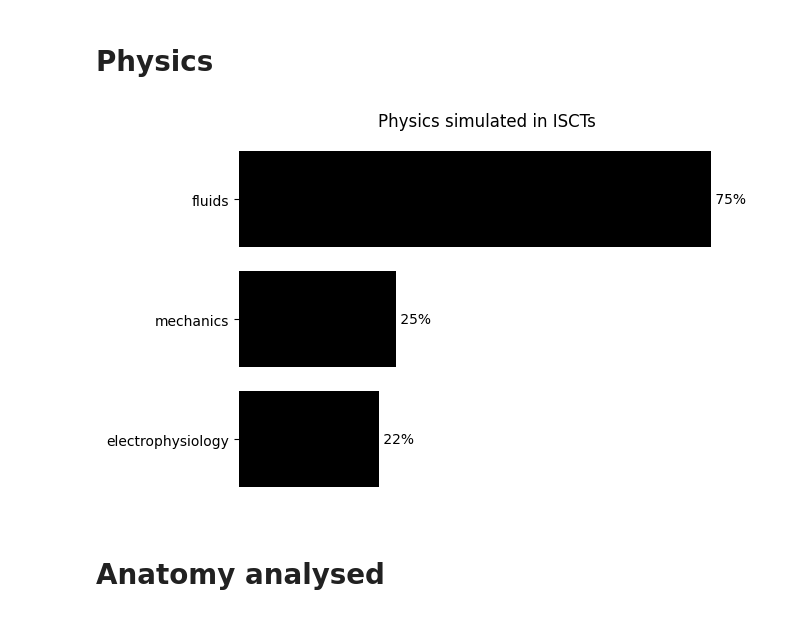
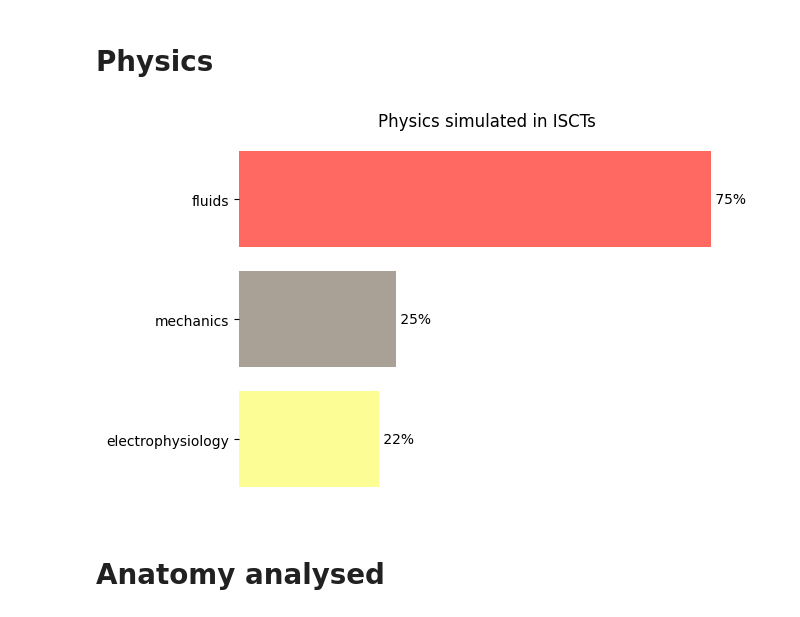
Before and after one commit to crisrogo/ISCTs_review, a Jupyter notebook: figures.ipynb, the cells around one changed output. Saved outputs shown, nothing was run; the diff lists cells and outputs as text; code cells hidden in the pictures.

```diff
--- a/figures.ipynb
+++ b/figures.ipynb
@@ -74,0 +78,38 @@ plt.show()
+# %%
+from collections import Counter
+import matplotlib.pyplot as plt
+
+all_years = []
+
+for paper in original_data:
+    all_years.append(paper['year'])
+
+# Count the number of papers per year
+papers_per_year = Counter(all_years)
+
+if not papers_per_year[2012]:
+    papers_per_year[2012] = 0
+
+
+# Create the bar chart
+bars = plt.bar(papers_per_year.keys(), papers_per_year.values(), color='black')
+
+for year in list(papers_per_year.keys()):
+
+    for i,bar in enumerate(bars):
+        if list(papers_per_year.keys())[i] > year:
+            bar.set_color('white')
+        else:
+            bar.set_color('black')
+
+
+    # Add labels and title
+    plt.xlabel('Year')
+    plt.ylabel('Number of papers')
+    plt.title('ISCTs published per year')
+
+    # Set the x-ticks to show all the years
+    plt.xticks(range(min(papers_per_year.keys()), max(papers_per_year.keys())+1))
+
+    # Show the chart
+    plt.savefig('/home/crg17/Desktop/KCL_projects/ISCTs_review/figures/papers_until_' + str(year) + '.png', dpi=500, bbox_inches='tight')
@@ -266,36 +318,38 @@ for paper in original_data:
     if isinstance(paper['physics'],str):
         physics.append(paper['physics'])
     else:
         physics += paper['physics']
 
 
 physics_dict = {}
 
 for item in physics:
     if item in physics_dict.keys():
         physics_dict[item] += 1
     else:
         physics_dict[item] = 1
 
 papers_per_physics = Counter(physics_dict)
 
 sorted_d = dict(sorted(papers_per_physics.items(), key=lambda item: item[1], reverse=False))
 
-plt.barh(list(sorted_d.keys()), [100*v/len(original_data) for v in sorted_d.values()], color='black')
+plt.barh(list(sorted_d.keys()), [100*v/len(original_data) for v in sorted_d.values()], color=['#FDFD96','#aaa196','#ff6961'])
 plt.title('Physics simulated in ISCTs')
 plt.gca().spines['top'].set_visible(False)
 plt.gca().spines['right'].set_visible(False)
 plt.gca().spines['bottom'].set_visible(False)
 plt.gca().spines['left'].set_visible(False)
 plt.gca().get_xaxis().set_ticks([])
 
 
 for i, (software, count) in enumerate(sorted_d.items()):
     plt.text(100*count/len(original_data), i, " " + str(round(100*count/len(original_data))) + "%", ha='left', va='center')
 
-plt.show()
+# plt.show()
+
+plt.savefig('/home/crg17/Desktop/KCL_projects/ISCTs_review/figures/physics.png', dpi=500, bbox_inches='tight')
 # %% [output]
-[figure, old version]
+[figure, new version]
 # %% [markdown]
 # Anatomy analysed
 # %%
```
Also changed, not shown: parts of 16 cells of this notebook.
